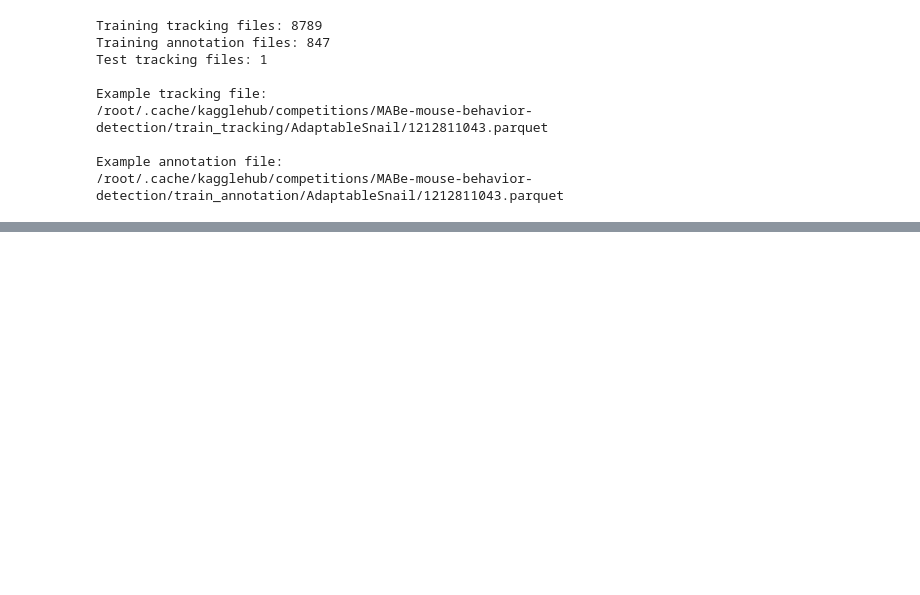
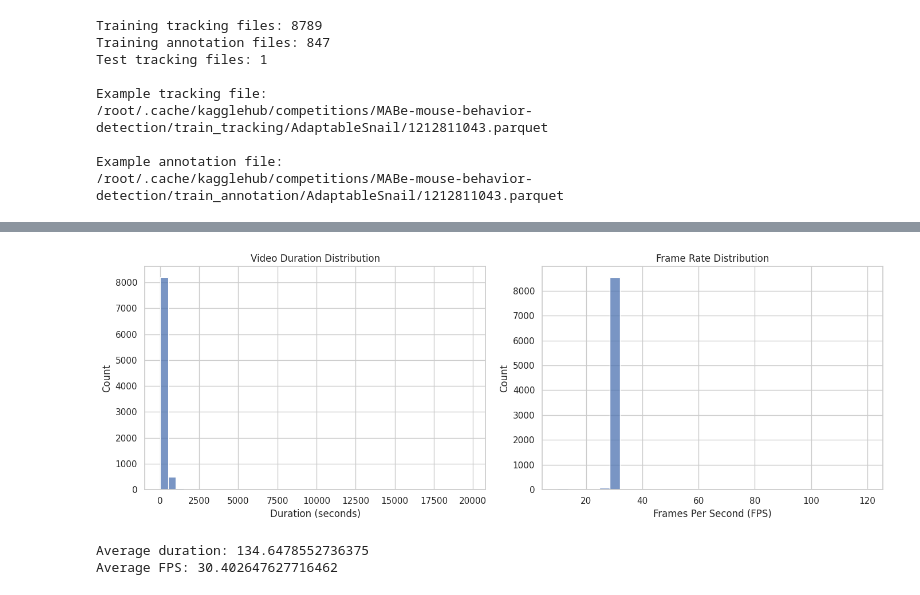
Before and after one commit to aytug-guler/GROUP19_CENG313, a Jupyter notebook: assignment1_eda_baseline.ipynb, the cells around one changed output, grey strips where cells are left out. Drawn from its saved outputs; the diff is of its cells as text; code cells hidden in the pictures; blank space fills up the shorter version.

```diff
--- a/assignment1_eda_baseline.ipynb
+++ b/assignment1_eda_baseline.ipynb
@@ -141,0 +312,35 @@ Example annotation file:
+# %%
+
+# Video duration and frame rate distributions
+
+fig, axes = plt.subplots(1, 2, figsize=(14, 5))
+
+sns.histplot(
+    data=train,
+    x="video_duration_sec",
+    bins=40,
+    ax=axes[0]
+)
+
+axes[0].set_title("Video Duration Distribution")
+axes[0].set_xlabel("Duration (seconds)")
+
+sns.histplot(
+    data=train,
+    x="frames_per_second",
+    bins=30,
+    ax=axes[1]
+)
+
+axes[1].set_title("Frame Rate Distribution")
+axes[1].set_xlabel("Frames Per Second (FPS)")
+
+plt.tight_layout()
+plt.show()
+
+print("Average duration:", train["video_duration_sec"].mean())
+print("Average FPS:", train["frames_per_second"].mean())
+# %% [output]
+[figure, added]
+Average duration: 134.6478552736375
+Average FPS: 30.402647627716462
```
Also changed, not shown: parts of 9 cells of this notebook, 1 other file.
